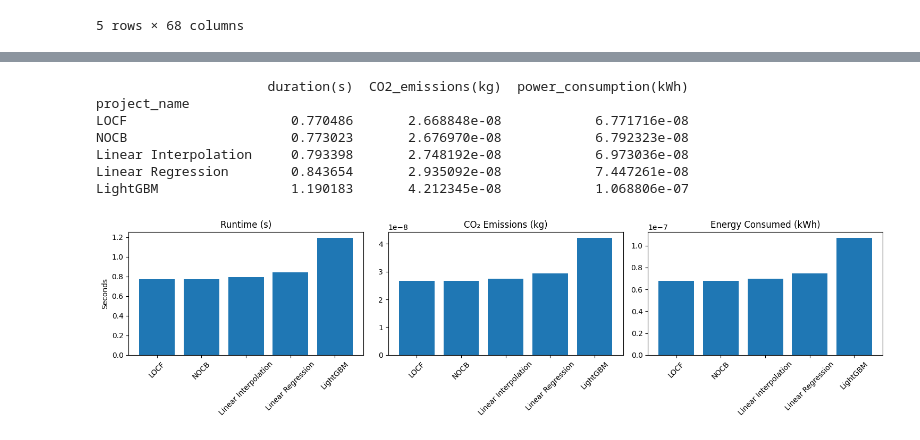
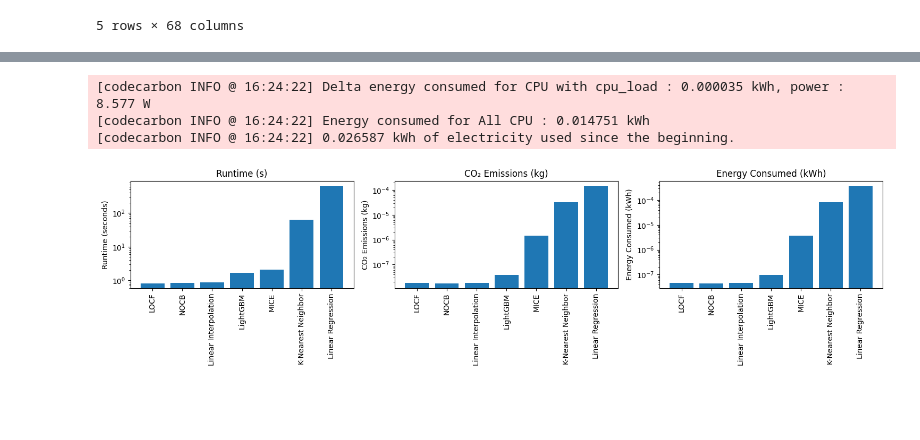
Before and after one commit to milouuu3/Building-Energy-Consumption-Time-Series, a Jupyter notebook: maxwell-experiments.ipynb, the cells around one changed output, grey strips where cells are left out. Cells and saved outputs as stored; diff of their text form; code cells hidden in the pictures; blank space fills up the shorter version.

```diff
--- a/maxwell-experiments.ipynb
+++ b/maxwell-experiments.ipynb
@@ -77,7 +68,11 @@ for prefix in prefixes:
         cc_tracker.start()
         eco_tracker.start()
 
-        df_imputed = f(df_masked.copy())
+        try:
+            df_imputed = f(df_masked.copy())
+        except Exception as e:
+            df_imputed = df_masked.copy()
+            df_imputed.loc[:, target] = np.nan
 
         # Stop trackers
         emissions = cc_tracker.stop()
@@ -102,8 +97,12 @@ for prefix in prefixes:
         y_pred = y_pred[valid]
 
         # Compute error
-        mae = mean_absolute_error(y_true, y_pred)
-        nrmse = root_mean_squared_error(y_true, y_pred) / (np.max(y_true) - np.min(y_true))
+        if len(y_true) > 0 and np.max(y_true) != np.min(y_true):
+            mae = mean_absolute_error(y_true, y_pred)
+            nrmse = root_mean_squared_error(y_true, y_pred) / (np.max(y_true) - np.min(y_true))
+        else:
+            mae = np.nan
+            nrmse = np.nan
 
         r = pd.DataFrame(
             [
@@ -117,5 +116,7 @@ for prefix in prefixes:
                 }
             ]
         )
-        r.to_csv("performance/results/maxwell_performance.csv", mode="a", index=False, header=False)
+        r.to_csv(
+            "performance/results/maxwell_performance.csv", mode="a", index=False, header=False
+        )
 # %% [output]
@@ -301,34 +475,38 @@ LightGBM              2.560971  3.124147e-08         0.000013
 # %%
 # Plot eco2ai performance
-df_emission = pd.read_csv(f"maxwell_eco2ai_{target_prefix}.csv")
-df_emission_cleaned = df_emission[["project_name", "duration(s)", "CO2_emissions(kg)", "power_consumption(kWh)"]]
-df_emission_cleaned = df_emission_cleaned.set_index("project_name")
-
-print(df_emission_cleaned)
+df_emission = pd.read_csv("performance/results/maxwell_eco2ai.csv")
+df_plot = (
+    df_emission.groupby("project_name")[["duration(s)", "CO2_emissions(kg)", "power_consumption(kWh)"]]
+    .mean()
+    .sort_values("duration(s)")
+)
 
 fig, axs = plt.subplots(1, 3, figsize=(15, 4))
-axs[0].bar(df_emission_cleaned.index, df_emission_cleaned["duration(s)"])
+
+axs[0].bar(df_plot.index, df_plot["duration(s)"])
 axs[0].set_title("Runtime (s)")
-axs[0].set_ylabel("Seconds")
-axs[0].tick_params(axis='x', rotation=45)
+axs[0].set_yscale("log")
+axs[0].set_ylabel("Runtime (seconds)")
+axs[0].tick_params(axis="x", rotation=90)
 
-axs[1].bar(df_emission_cleaned.index, df_emission_cleaned["CO2_emissions(kg)"])
+axs[1].bar(df_plot.index, df_plot["CO2_emissions(kg)"])
 axs[1].set_title("CO₂ Emissions (kg)")
-axs[1].tick_params(axis='x', rotation=45)
+axs[1].set_yscale("log")
+axs[1].set_ylabel("CO₂ Emissions (kg)")
+axs[1].tick_params(axis="x", rotation=90)
 
-axs[2].bar(df_emission_cleaned.index, df_emission_cleaned["power_consumption(kWh)"])
+axs[2].bar(df_plot.index, df_plot["power_consumption(kWh)"])
 axs[2].set_title("Energy Consumed (kWh)")
-axs[2].tick_params(axis='x', rotation=45)
+axs[2].set_yscale("log")
+axs[2].set_ylabel("Energy Consumed (kWh)")
+axs[2].tick_params(axis="x", rotation=90)
+
 
 plt.tight_layout()
-plt.savefig(f"performance/figures/maxwell/emissions_eco2ai_{target_prefix}.png")
+plt.savefig(f"performance/figures/maxwell/emissions_eco2ai.png")
 plt.show()
 # %% [output]
-                      duration(s)  CO2_emissions(kg)  power_consumption(kWh)
-project_name
-LOCF                     0.770486       2.668848e-08            6.771716e-08
-NOCB                     0.773023       2.676970e-08            6.792323e-08
-Linear Interpolation     0.793398       2.748192e-08            6.973036e-08
-Linear Regression        0.843654       2.935092e-08            7.447261e-08
-LightGBM                 1.190183       4.212345e-08            1.068806e-07
+[codecarbon INFO @ 16:24:22] Delta energy consumed for CPU with cpu_load : 0.000035 kWh, power : 8.577 W
+[codecarbon INFO @ 16:24:22] Energy consumed for All CPU : 0.014751 kWh
+[codecarbon INFO @ 16:24:22] 0.026587 kWh of electricity used since the beginning.
-[figure, old version]
+[figure, new version]
```
Also changed, not shown: parts of 7 cells of this notebook, 9 other files.
